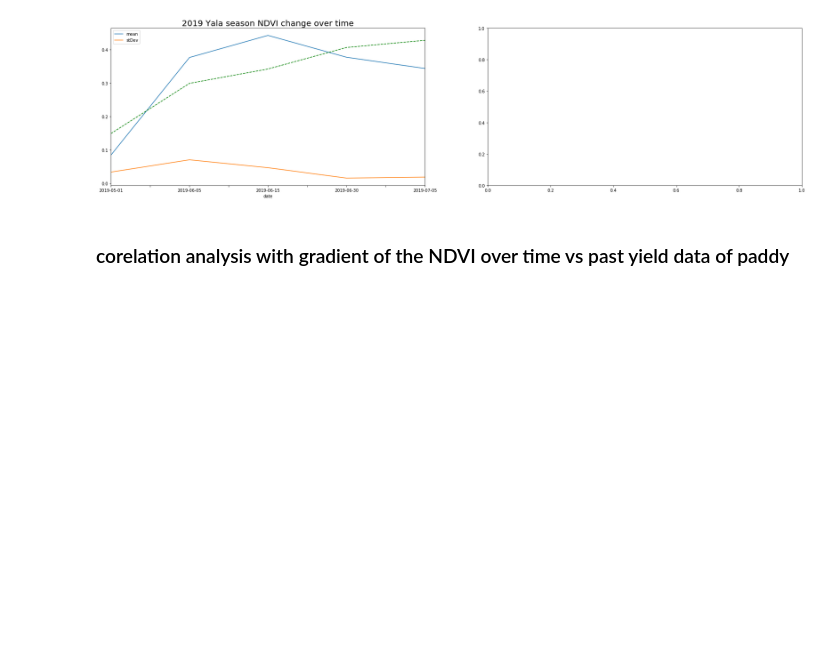
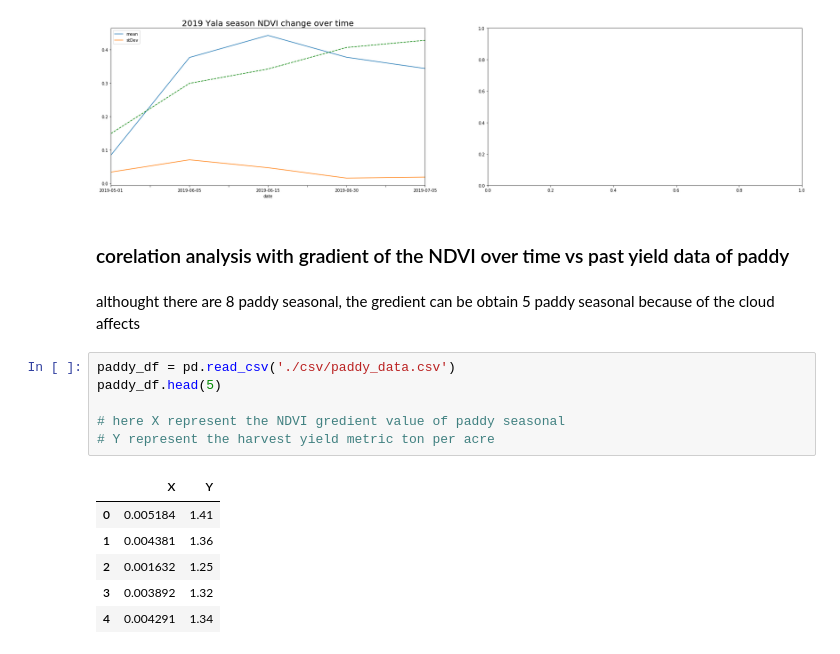
Before and after one commit to Rasika666/final_research, a Jupyter notebook: sat_image/R_analysis.ipynb, the cells around one changed output. Saved outputs shown, nothing was run; the diff lists cells and outputs as text; blank space fills up the shorter version.

```diff
--- a/sat_image/R_analysis.ipynb
+++ b/sat_image/R_analysis.ipynb
@@ -164,3 +165,18 @@ gradient is: 0.004290885661482019
 [figure]
 # %% [markdown]
 ### corelation analysis with gradient of the NDVI over time vs past yield data of paddy
+# %% [markdown]
+althought there are 8 paddy seasonal, the gredient can be obtain 5 paddy seasonal because of the cloud affects
+# %%
+paddy_df = pd.read_csv('./csv/paddy_data.csv')
+paddy_df.head(5)
+
+# here X represent the NDVI gredient value of paddy seasonal
+# Y represent the harvest yield metric ton per acre
+# %% [output]
+|  | X | Y |
+| 0 | 0.005184 | 1.41 |
+| 1 | 0.004381 | 1.36 |
+| 2 | 0.001632 | 1.25 |
+| 3 | 0.003892 | 1.32 |
+| 4 | 0.004291 | 1.34 |
```
Also changed, not shown: parts of 8 cells of this notebook, 9 other files.
